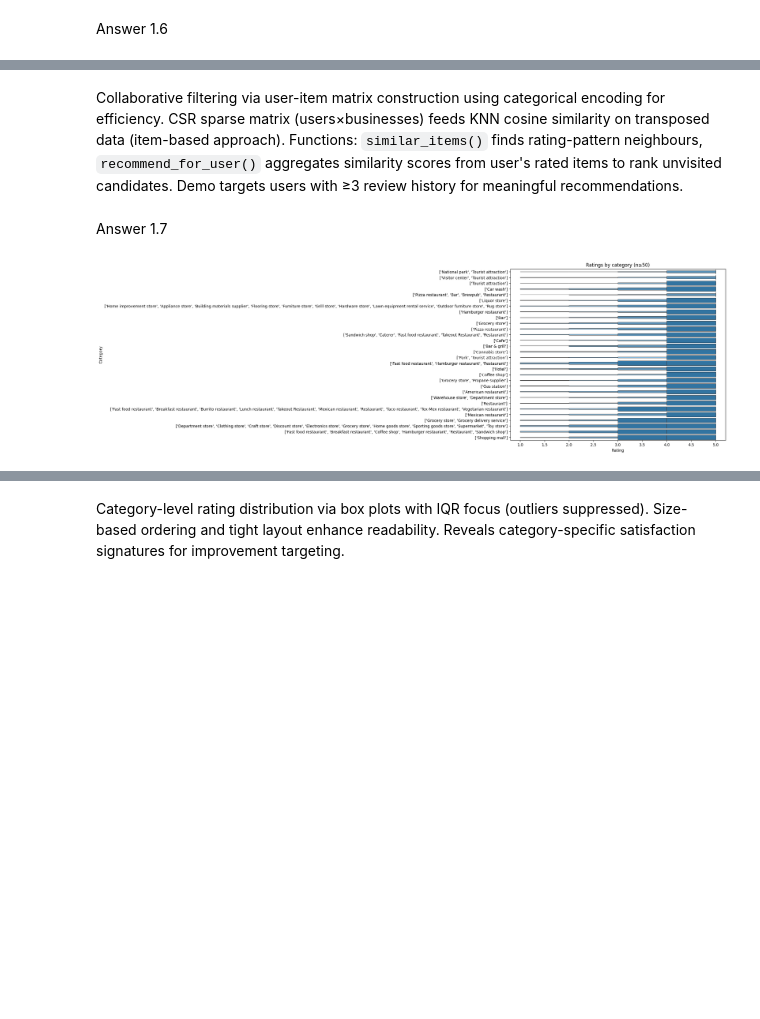
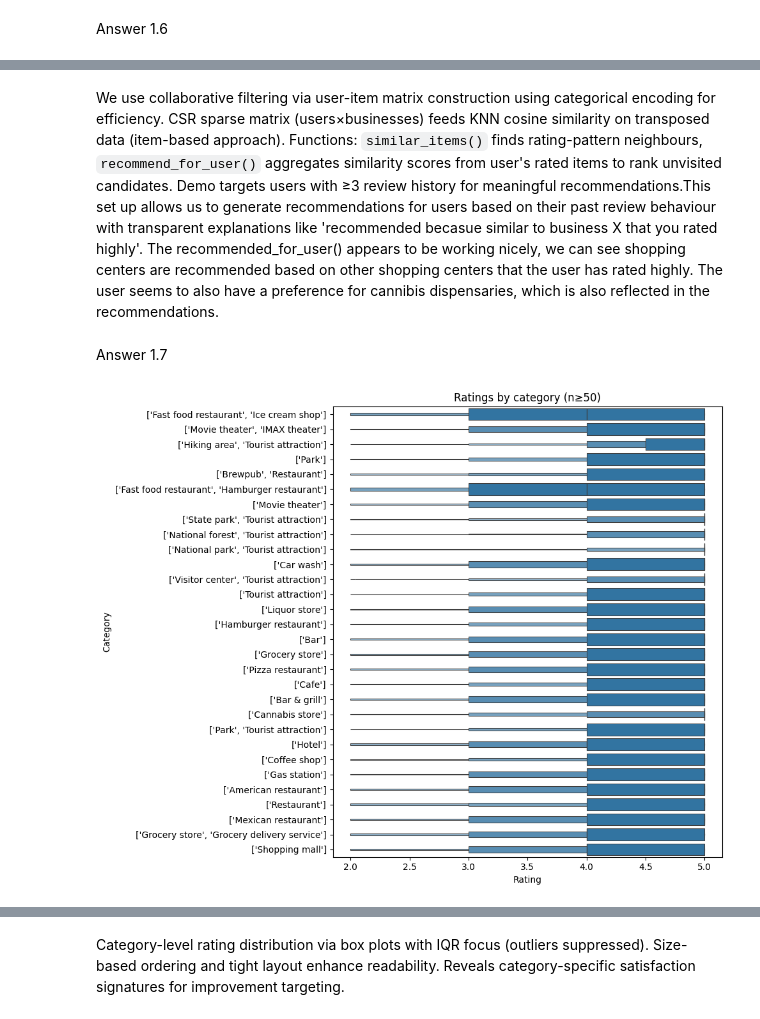
Before and after one commit to Lolretrorat/SIT742-Modern-Data-Science, a Jupyter notebook: Assignment 2/SIT742Assignment2.ipynb, the cells around one changed output, grey strips where cells are left out. Cells and saved outputs as stored; diff of their text form; code cells hidden in the pictures; blank space fills up the shorter version.

```diff
--- a/Assignment 2/SIT742Assignment2.ipynb
+++ b/Assignment 2/SIT742Assignment2.ipynb
@@ -399,26 +670,37 @@ Windbreak Hotel, Cafe & Lounge | score=5.207
 # %% [markdown]
-Collaborative filtering via user-item matrix construction using categorical encoding for efficiency. CSR sparse matrix (users×businesses) feeds KNN cosine similarity on transposed data (item-based approach). Functions: `similar_items()` finds rating-pattern neighbours, `recommend_for_user()` aggregates similarity scores from user's rated items to rank unvisited candidates. Demo targets users with ≥3 review history for meaningful recommendations.
+ We use collaborative filtering via user-item matrix construction using categorical encoding for efficiency. CSR sparse matrix (users×businesses) feeds KNN cosine similarity on transposed data (item-based approach). Functions: `similar_items()` finds rating-pattern neighbours, `recommend_for_user()` aggregates similarity scores from user's rated items to rank unvisited candidates. Demo targets users with ≥3 review history for meaningful recommendations.This set up allows us to generate recommendations for users based on their past review behaviour with transparent explanations like 'recommended becasue similar to business X that you rated highly'. The recommended_for_user() appears to be working nicely, we can see shopping centers are recommended based on other shopping centers that the user has rated highly. The user seems to also have a preference for cannibis dispensaries, which is also reflected in the recommendations.
 # %% [markdown]
 Answer 1.7
 # %%
+# filter categories with at least 50 reviews for statistical significance
+# and with more than 1 unique business
 min_n = 50
 top_cats = (joined_sdf.groupBy(cat_col)
-            .agg(F.count(F.col(col_rating)).alias('n'))
-            .where(F.col('n') >= min_n)
+            .agg(F.count(F.col(col_rating)).alias('n'),
+                 F.countDistinct(name_col).alias('unique_businesses'))
+                 #this solves the issue of categories with only one business skewing the box plot
+            .where((F.col('n') >= min_n) & (F.col('unique_businesses') > 1))
             .orderBy(F.desc('n'))
             .limit(30)
             .toPandas()[cat_col].tolist())
 
+# prepare rating data for top categories only
 pdf = joined_sdf.select(cat_col, col_rating).dropna().toPandas()
 pdf[col_rating] = pd.to_numeric(pdf[col_rating], errors='coerce')
 pdf = pdf.dropna()
 pdf = pdf[pdf[cat_col].isin(top_cats)]
 
+# remove outliers beyond 3 standard deviations for cleaner visualization
+mean_rating = pdf[col_rating].mean()
+std_rating = pdf[col_rating].std()
+pdf = pdf[abs(pdf[col_rating] - mean_rating) <= 3 * std_rating]
+
+# create box plot showing rating distributions by category
 plt.figure(figsize=(10,8))
 order = pdf.groupby(cat_col)[col_rating].size().sort_values().index
 sns.boxenplot(data=pdf, y=cat_col, x=col_rating, order=order, showfliers=False)
 plt.xlabel('Rating'); plt.ylabel('Category'); plt.title('Ratings by category (n≥50)')
 plt.tight_layout(); plt.show()
 # %% [output]
-[figure, old version]
+[figure, new version]
 # %%
```
Also changed, not shown: parts of 27 cells of this notebook.
